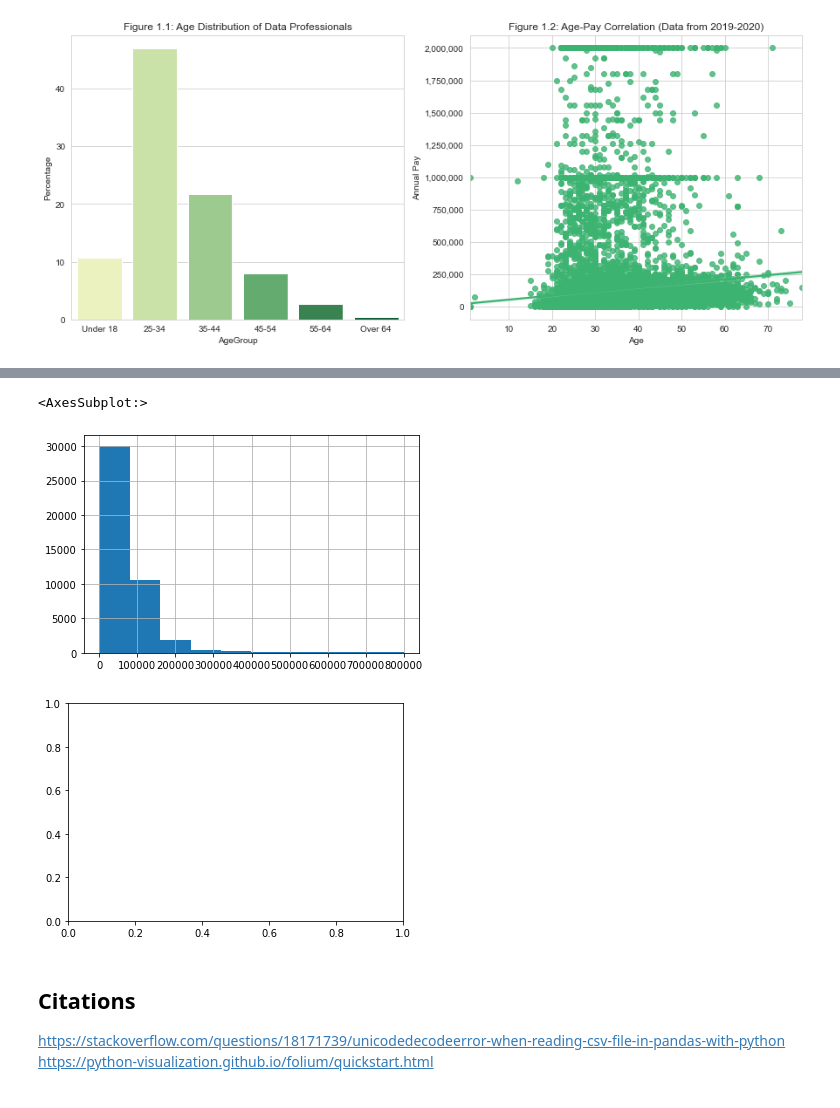
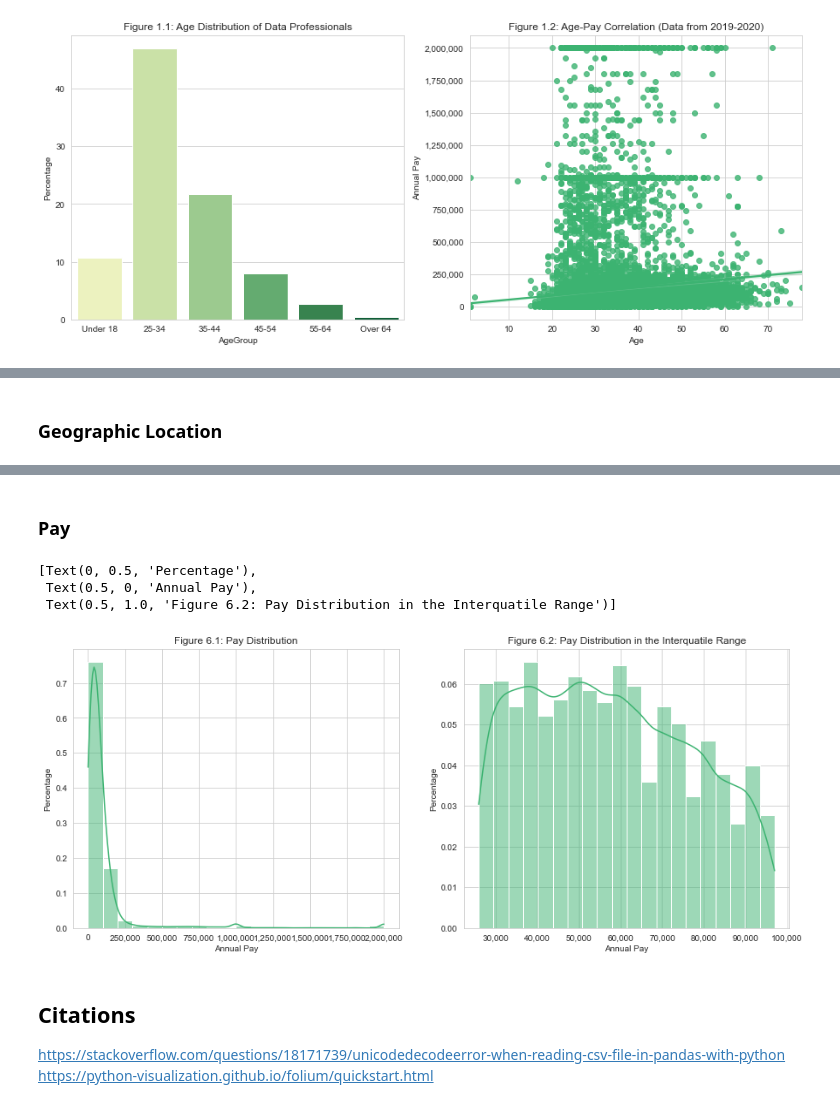
Before and after one commit to potatokim/data-science-demographics-visuals, a Jupyter notebook: main.ipynb, the cells around one changed output, grey strips where cells are left out. Cells and saved outputs as stored; diff of their text form; code cells hidden in the pictures.

```diff
--- a/main.ipynb
+++ b/main.ipynb
@@ -341,0 +324,16 @@ Figure 1.1 shows that young people make up a large percentage of data scientists
+# %%
+# Constants
+PAIR_FIG_SIZE = (15, 6)
+PCT_LABEL = 'Percentage'
+PAY_LABEL = 'Annual Pay'
+
+# Common helpers
+def format_pay_axis(ax, isX):
+    if isX:
+        axis = ax.get_xaxis()
+    else:
+        axis = ax.get_yaxis()
+    axis.set_major_formatter(
+    matplotlib.ticker.FuncFormatter(lambda x, p: format(int(x), ',')))
+
+sns.set_style('whitegrid')
@@ -467,3 +554,5 @@ dist_yoe.hist()
+# %% [markdown]
+### Geographic Location
 # %%
 # Geographic Location
 
@@ -521,28 +610,45 @@ for i, c in enumerate(list(high_counts.index)):
 count_map
 # %% [output]
 [interactive output not drawn]
+# %% [markdown]
+### Pay
 # %%
 # Pay
-pay_threshold = 800000
-pay = data[PAY]
-pay = pay[pay < pay_threshold]
-pay.hist()
+pay_fig, pay_axes = plt.subplots(1, 2, figsize=PAIR_FIG_SIZE)
+
+pay_threshold = 2001000
+pay_data = data[data[PAY] < pay_threshold]
+
+pay_plot = sns.histplot(
+    ax=pay_axes[0],
+    x=PAY,
+    data=pay_data,
+    color='mediumseagreen',
+    bins=20,
+    kde=True,
+    stat='probability'
+)
+
+format_pay_axis(pay_axes[0], True)
+pay_plot.set(ylabel=PCT_LABEL, xlabel=PAY_LABEL, title='Figure 6.1: Pay Distribution')
+
+quantiles = data[PAY].quantile([0.25, 0.75])
+mid_pay_data = data.loc[(data[PAY] >= quantiles[0.25]) & (data[PAY] <= quantiles[0.75])]
+
+mid_pay_plot = sns.histplot(
+    ax=pay_axes[1],
+    x=PAY,
+    data=mid_pay_data,
+    color='mediumseagreen',
+    bins=20,
+    kde=True,
+    stat='probability'
+)
+
+format_pay_axis(pay_axes[1], True)
+mid_pay_plot.set(ylabel=PCT_LABEL, xlabel=PAY_LABEL, title='Figure 6.2: Pay Distribution in the Interquatile Range')
 # %% [output]
-<AxesSubplot:>
+[Text(0, 0.5, 'Percentage'),
+ Text(0.5, 0, 'Annual Pay'),
+ Text(0.5, 1.0, 'Figure 6.2: Pay Distribution in the Interquatile Range')]
-[figure, old version]
+[figure, new version]
-# %%
-corr_fig, corr_axes = plt.subplots()
-
-# Age – Pay, 2019 & 2020 (scatter)
-# TODO: re-process, split age and age group
-age_pay = data[[AGE, PAY]].dropna()
-# corr_axes[0].scatter(list(age_pay[AGE]), list(age_pay[PAY]))
-
-# Gender – Pay (box)
-# colors = {'Man': 'blue', 'Woman': 'red', 'Non-binary': 'green'}
-age_pay = data[[GENDER, PAY]].dropna()
-
-# - Educational Attainment – Pay (box)
-# - Year of Experience – Pay (scatter)
-# %% [output]
-[figure, removed]
```
Also changed, not shown: parts of 35 cells of this notebook.
